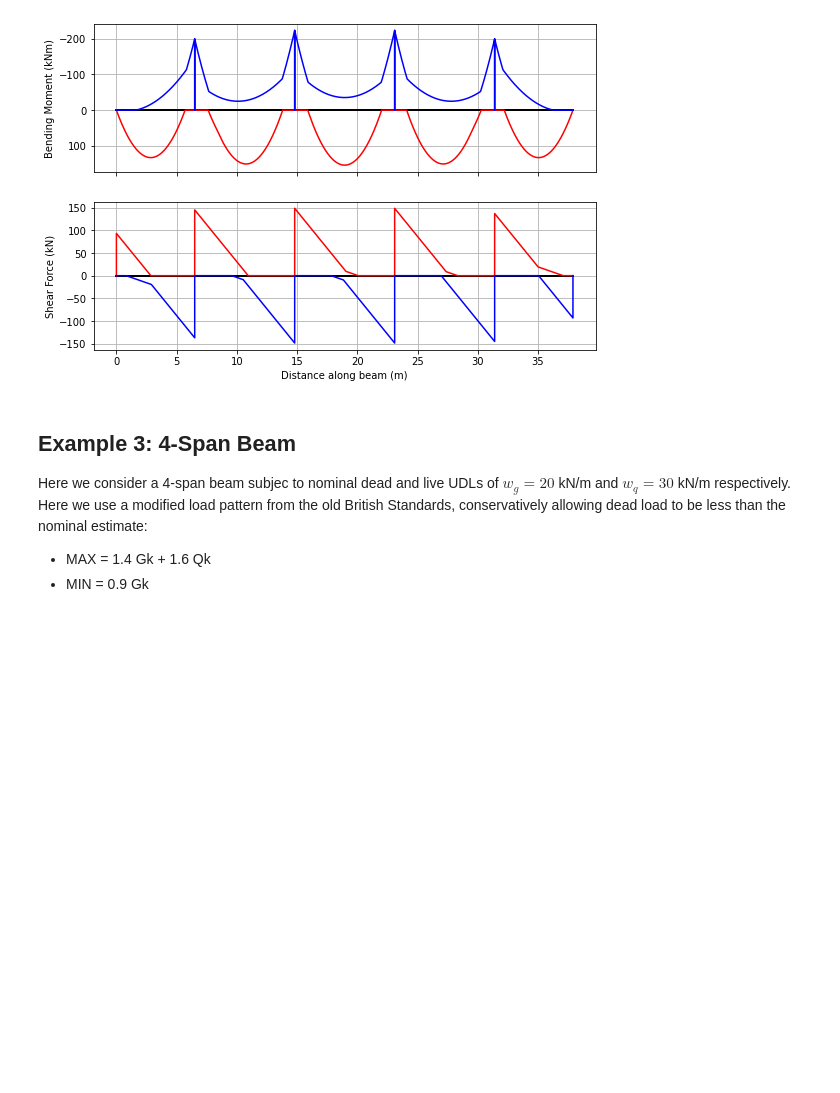
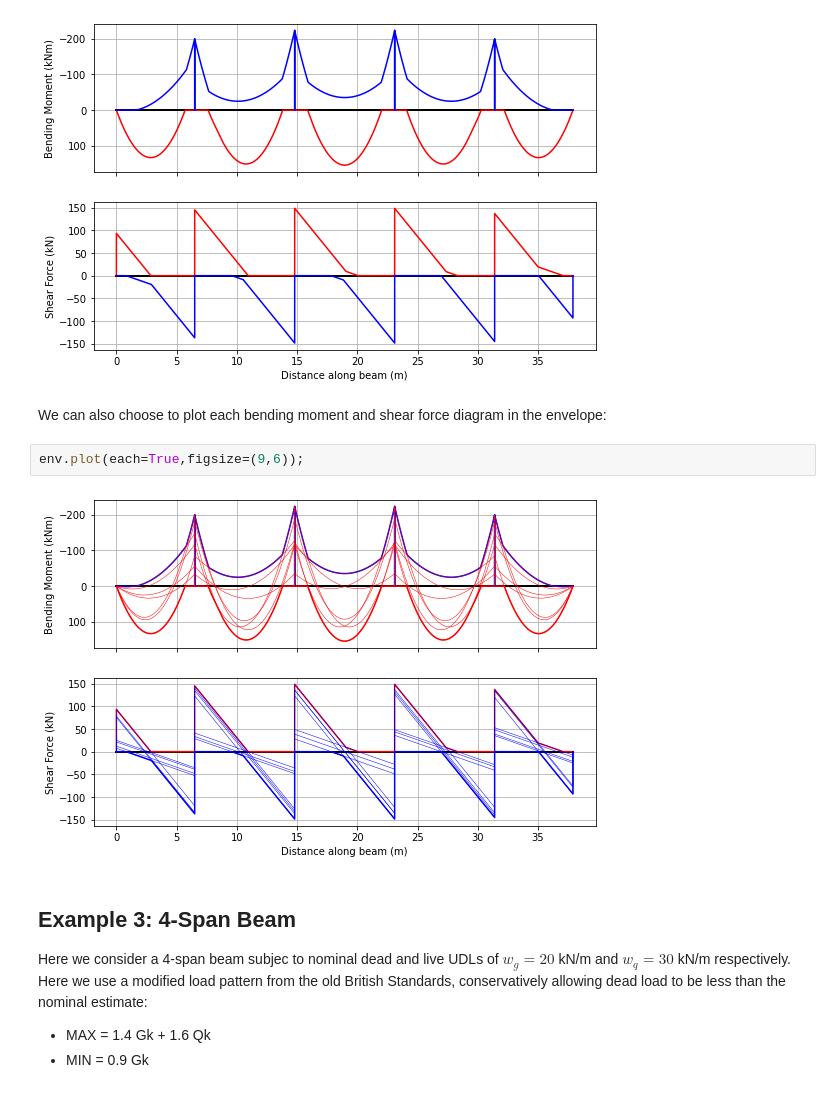
Before and after one commit to ccaprani/pycba, a Jupyter notebook: docs/source/notebooks/envelopes.ipynb, the cells around one changed output. Drawn from its saved outputs; the diff is of its cells as text; blank space fills up the shorter version.

Commit message:
Added plot each to envelopes

```diff
--- a/docs/source/notebooks/envelopes.ipynb
+++ b/docs/source/notebooks/envelopes.ipynb
@@ -107,6 +107,12 @@ env = lp.analyze(npts=200)
 env.plot(figsize=(9,6));
 # %% [output]
 [figure]
+# %% [markdown]
+We can also choose to plot each bending moment and shear force diagram in the envelope:
+# %%
+env.plot(each=True,figsize=(9,6));
+# %% [output]
+[figure, added]
 # %% [markdown]
 ## Example 3: 4-Span Beam
 Here we consider a 4-span beam subjec to nominal dead and live UDLs of $w_g = 20$ kN/m and $w_q = 30$ kN/m respectively. Here we use a modified load pattern from the old British Standards, conservatively allowing dead load to be less than the nominal estimate:
```
Also changed, not shown: 1 other file.
